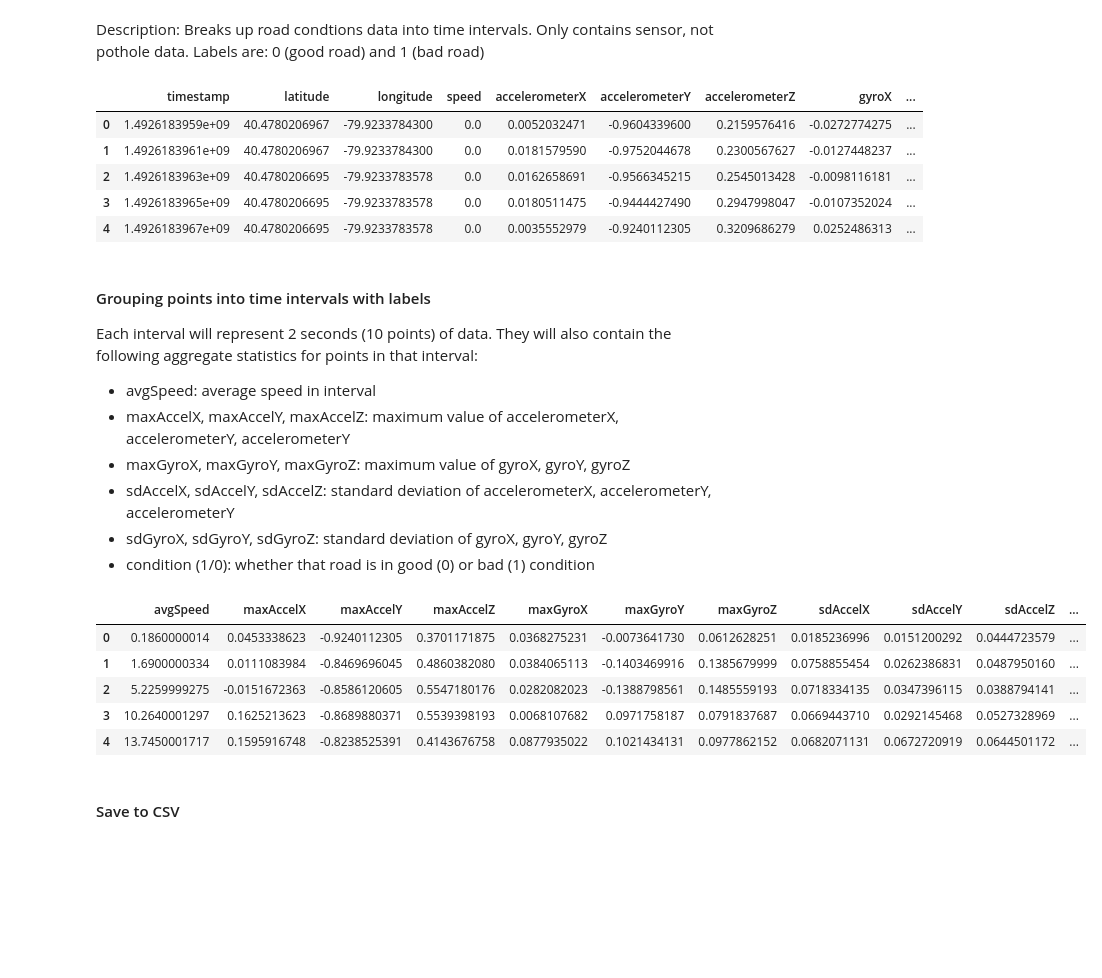
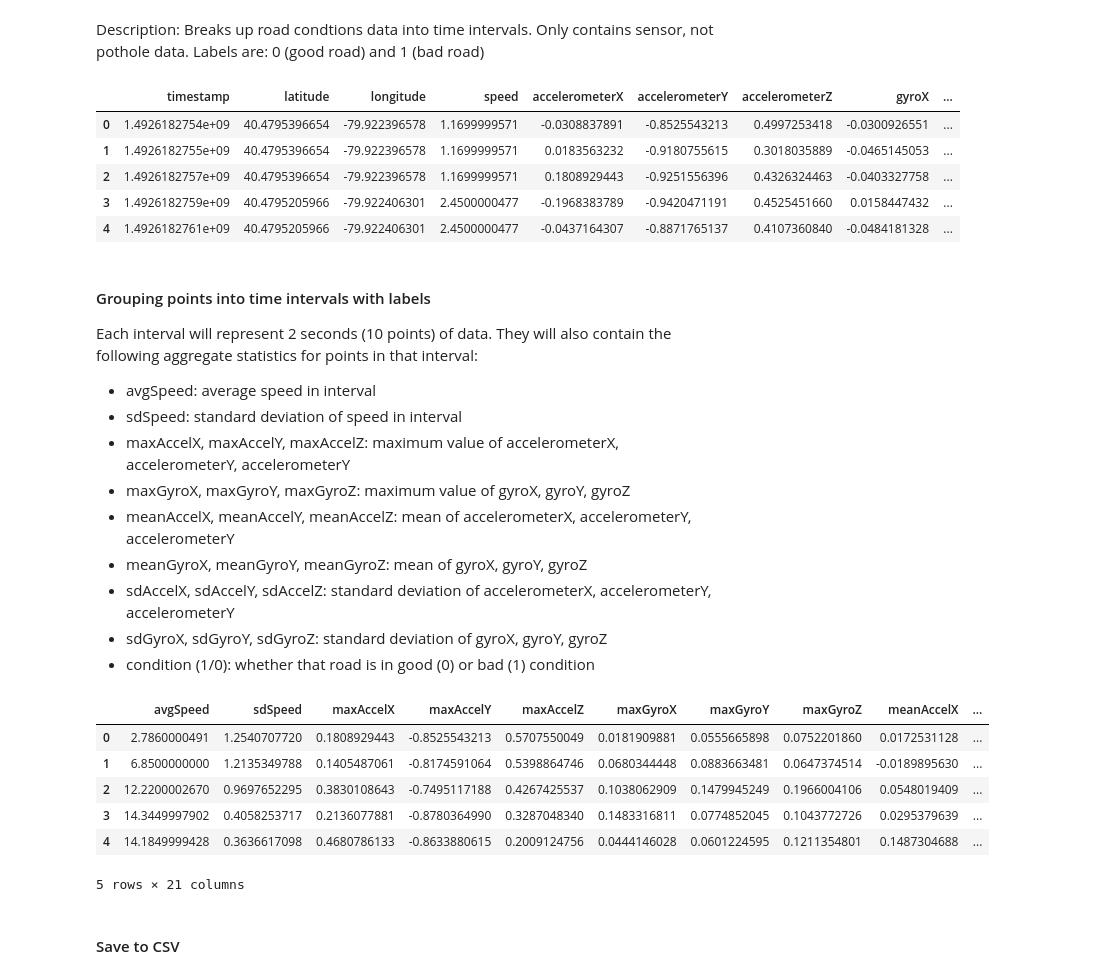
Before and after one commit to shouvikmani/Intelligent-Pothole-Detection, a Jupyter notebook: data_processing.ipynb, the cells around one changed output. Cells and saved outputs as stored; diff of their text form; code cells hidden in the pictures; blank space fills up the shorter version.

```diff
--- a/data_processing.ipynb
+++ b/data_processing.ipynb
@@ -7,9 +7,9 @@ import pandas as pd
 pd.options.display.max_rows = 100
 pd.set_option('display.precision', 10)  #for displaying timestamps
 # %%
-sensorsFilePath = 'data/Pothole_Non_Pothole/trip6_sensors.csv'
-potholesFilePath = 'data/Pothole_Non_Pothole/trip6_potholes.csv'
-combinedFilePath = 'data/Pothole_Non_Pothole/trip6_intervals.csv'
+sensorsFilePath = 'data/Pothole_Non_Pothole/trip1_sensors.csv'
+potholesFilePath = 'data/Pothole_Non_Pothole/trip1_potholes.csv'
+combinedFilePath = 'data/Pothole_Non_Pothole/trip1_intervals.csv'
 sensorsDF = pd.read_csv(sensorsFilePath)
 potholesDF = pd.read_csv(potholesFilePath)
 # %% [markdown]
@@ -118,62 +118,67 @@ intervalsDF.to_csv(combinedFilePath)
 # %% [markdown]
 Description: Breaks up road condtions data into time intervals. Only contains sensor, not pothole data. Labels are: 0 (good road) and 1 (bad road)
 # %%
-sensorsFilePath = 'data/Good_Road_Bad_Road/good7_sensors.csv'
-intervalsFilePath = 'data/Good_Road_Bad_Road/good7_intervals.csv'
-label = 0
+sensorsFilePath = 'data/Good_Road_Bad_Road/bad1_sensors.csv'
+intervalsFilePath = 'data/Good_Road_Bad_Road/bad1_intervals.csv'
+label = 1
 sensorsDF = pd.read_csv(sensorsFilePath)
 sensorsDF.head()
 # %% [output]
 |  | timestamp | latitude | longitude | speed | accelerometerX | accelerometerY | accelerometerZ | gyroX | ... |
-| 0 | 1.4926183959e+09 | 40.4780206967 | -79.9233784300 | 0.0 | 0.0052032471 | -0.9604339600 | 0.2159576416 | -0.0272774275 | ... |
-| 1 | 1.4926183961e+09 | 40.4780206967 | -79.9233784300 | 0.0 | 0.0181579590 | -0.9752044678 | 0.2300567627 | -0.0127448237 | ... |
-| 2 | 1.4926183963e+09 | 40.4780206695 | -79.9233783578 | 0.0 | 0.0162658691 | -0.9566345215 | 0.2545013428 | -0.0098116181 | ... |
-| 3 | 1.4926183965e+09 | 40.4780206695 | -79.9233783578 | 0.0 | 0.0180511475 | -0.9444427490 | 0.2947998047 | -0.0107352024 | ... |
-| 4 | 1.4926183967e+09 | 40.4780206695 | -79.9233783578 | 0.0 | 0.0035552979 | -0.9240112305 | 0.3209686279 | 0.0252486313 | ... |
+| 0 | 1.4926182754e+09 | 40.4795396654 | -79.922396578 | 1.1699999571 | -0.0308837891 | -0.8525543213 | 0.4997253418 | -0.0300926551 | ... |
+| 1 | 1.4926182755e+09 | 40.4795396654 | -79.922396578 | 1.1699999571 | 0.0183563232 | -0.9180755615 | 0.3018035889 | -0.0465145053 | ... |
+| 2 | 1.4926182757e+09 | 40.4795396654 | -79.922396578 | 1.1699999571 | 0.1808929443 | -0.9251556396 | 0.4326324463 | -0.0403327758 | ... |
+| 3 | 1.4926182759e+09 | 40.4795205966 | -79.922406301 | 2.4500000477 | -0.1968383789 | -0.9420471191 | 0.4525451660 | 0.0158447432 | ... |
+| 4 | 1.4926182761e+09 | 40.4795205966 | -79.922406301 | 2.4500000477 | -0.0437164307 | -0.8871765137 | 0.4107360840 | -0.0484181328 | ... |
 # %% [markdown]
 #### Grouping points into time intervals with labels
 
 Each interval will represent 2 seconds (10 points) of data. They will also contain the following aggregate statistics for points in that interval:
 
 - avgSpeed: average speed in interval
+- sdSpeed: standard deviation of speed in interval
 - maxAccelX, maxAccelY, maxAccelZ: maximum value of accelerometerX, accelerometerY, accelerometerY
 - maxGyroX, maxGyroY, maxGyroZ: maximum value of gyroX, gyroY, gyroZ
+- meanAccelX, meanAccelY, meanAccelZ: mean of accelerometerX, accelerometerY, accelerometerY
+- meanGyroX, meanGyroY, meanGyroZ: mean of gyroX, gyroY, gyroZ
 - sdAccelX, sdAccelY, sdAccelZ: standard deviation of accelerometerX, accelerometerY, accelerometerY
 - sdGyroX, sdGyroY, sdGyroZ: standard deviation of gyroX, gyroY, gyroZ
 - condition (1/0): whether that road is in good (0) or bad (1) condition
 # %%
 # Time window (2 seconds) in number of points
 # 5 points = 1 second
 window = 10
 
-intervalsDF = pd.DataFrame(columns=['avgSpeed', 'maxAccelX', 'maxAccelY', 'maxAccelZ',
-                                    'maxGyroX', 'maxGyroY', 'maxGyroZ', 'sdAccelX',
-                                    'sdAccelY', 'sdAccelZ', 'sdGyroX', 'sdGyroY',
-                                    'sdGyroZ', 'condition'])
+intervalsDF = pd.DataFrame(columns=['avgSpeed', 'sdSpeed', 'maxAccelX', 'maxAccelY', 'maxAccelZ',
+                                    'maxGyroX', 'maxGyroY', 'maxGyroZ', 'meanAccelX', 'meanAccelY',
+                                    'meanAccelZ', 'meanGyroX', 'meanGyroY', 'meanGyroZ', 'sdAccelX',
+                                    'sdAccelY', 'sdAccelZ', 'sdGyroX', 'sdGyroY', 'sdGyroZ', 'condition'])
 for i in xrange(0, len(sensorsDF), window):
     intervalIndex = len(intervalsDF)
     interval = sensorsDF[i:i+10]
-    avgSpeed = interval['speed'].mean()
-    maxAccelX, sdAccelX = interval['accelerometerX'].max(), interval['accelerometerX'].std()
-    maxAccelY, sdAccelY = interval['accelerometerY'].max(), interval['accelerometerY'].std()
-    maxAccelZ, sdAccelZ = interval['accelerometerZ'].max(), interval['accelerometerZ'].std()
-    maxGyroX, sdGyroX = interval['gyroX'].max(), interval['gyroX'].std()
-    maxGyroY, sdGyroY = interval['gyroY'].max(), interval['gyroY'].std()
-    maxGyroZ, sdGyroZ = interval['gyroZ'].max(), interval['gyroZ'].std()
+    avgSpeed, sdSpeed = interval['speed'].mean(), interval['speed'].std()
+    meanAccelX, maxAccelX, sdAccelX = interval['accelerometerX'].mean(), interval['accelerometerX'].max(), interval['accelerometerX'].std()
+    meanAccelY, maxAccelY, sdAccelY = interval['accelerometerY'].mean(), interval['accelerometerY'].max(), interval['accelerometerY'].std()
+    meanAccelZ, maxAccelZ, sdAccelZ = interval['accelerometerZ'].mean(), interval['accelerometerZ'].max(), interval['accelerometerZ'].std()
+    meanGyroX, maxGyroX, sdGyroX = interval['gyroX'].mean(), interval['gyroX'].max(), interval['gyroX'].std()
+    meanGyroY, maxGyroY, sdGyroY = interval['gyroY'].mean(), interval['gyroY'].max(), interval['gyroY'].std()
+    meanGyroZ, maxGyroZ, sdGyroZ = interval['gyroZ'].mean(), interval['gyroZ'].max(), interval['gyroZ'].std()
     condition = label  # label for that road
-    intervalSummary = [avgSpeed, maxAccelX, maxAccelY, maxAccelZ, maxGyroX, maxGyroY,
-                       maxGyroZ, sdAccelX, sdAccelY, sdAccelZ, sdGyroX, sdGyroY,
+    intervalSummary = [avgSpeed, sdSpeed, maxAccelX, maxAccelY, maxAccelZ, maxGyroX, maxGyroY,
+                       maxGyroZ, meanAccelX, meanAccelY, meanAccelZ, meanGyroX, meanGyroY,
+                       meanGyroZ, sdAccelX, sdAccelY, sdAccelZ, sdGyroX, sdGyroY,
                        sdGyroZ, condition]
     intervalsDF.loc[intervalIndex] = intervalSummary
 
 intervalsDF.head()
 # %% [output]
-|  | avgSpeed | maxAccelX | maxAccelY | maxAccelZ | maxGyroX | maxGyroY | maxGyroZ | sdAccelX | sdAccelY | sdAccelZ | ... |
-| 0 | 0.1860000014 | 0.0453338623 | -0.9240112305 | 0.3701171875 | 0.0368275231 | -0.0073641730 | 0.0612628251 | 0.0185236996 | 0.0151200292 | 0.0444723579 | ... |
-| 1 | 1.6900000334 | 0.0111083984 | -0.8469696045 | 0.4860382080 | 0.0384065113 | -0.1403469916 | 0.1385679999 | 0.0758855454 | 0.0262386831 | 0.0487950160 | ... |
-| 2 | 5.2259999275 | -0.0151672363 | -0.8586120605 | 0.5547180176 | 0.0282082023 | -0.1388798561 | 0.1485559193 | 0.0718334135 | 0.0347396115 | 0.0388794141 | ... |
-| 3 | 10.2640001297 | 0.1625213623 | -0.8689880371 | 0.5539398193 | 0.0068107682 | 0.0971758187 | 0.0791837687 | 0.0669443710 | 0.0292145468 | 0.0527328969 | ... |
-| 4 | 13.7450001717 | 0.1595916748 | -0.8238525391 | 0.4143676758 | 0.0877935022 | 0.1021434131 | 0.0977862152 | 0.0682071131 | 0.0672720919 | 0.0644501172 | ... |
+|  | avgSpeed | sdSpeed | maxAccelX | maxAccelY | maxAccelZ | maxGyroX | maxGyroY | maxGyroZ | meanAccelX | ... |
+| 0 | 2.7860000491 | 1.2540707720 | 0.1808929443 | -0.8525543213 | 0.5707550049 | 0.0181909881 | 0.0555665898 | 0.0752201860 | 0.0172531128 | ... |
+| 1 | 6.8500000000 | 1.2135349788 | 0.1405487061 | -0.8174591064 | 0.5398864746 | 0.0680344448 | 0.0883663481 | 0.0647374514 | -0.0189895630 | ... |
+| 2 | 12.2200002670 | 0.9697652295 | 0.3830108643 | -0.7495117188 | 0.4267425537 | 0.1038062909 | 0.1479945249 | 0.1966004106 | 0.0548019409 | ... |
+| 3 | 14.3449997902 | 0.4058253717 | 0.2136077881 | -0.8780364990 | 0.3287048340 | 0.1483316811 | 0.0774852045 | 0.1043772726 | 0.0295379639 | ... |
+| 4 | 14.1849999428 | 0.3636617098 | 0.4680786133 | -0.8633880615 | 0.2009124756 | 0.0444146028 | 0.0601224595 | 0.1211354801 | 0.1487304688 | ... |
+5 rows × 21 columns
 # %% [markdown]
 #### Save to CSV
 # %%
```
Also changed, not shown: parts of 5 cells of this notebook, 1 other file.
